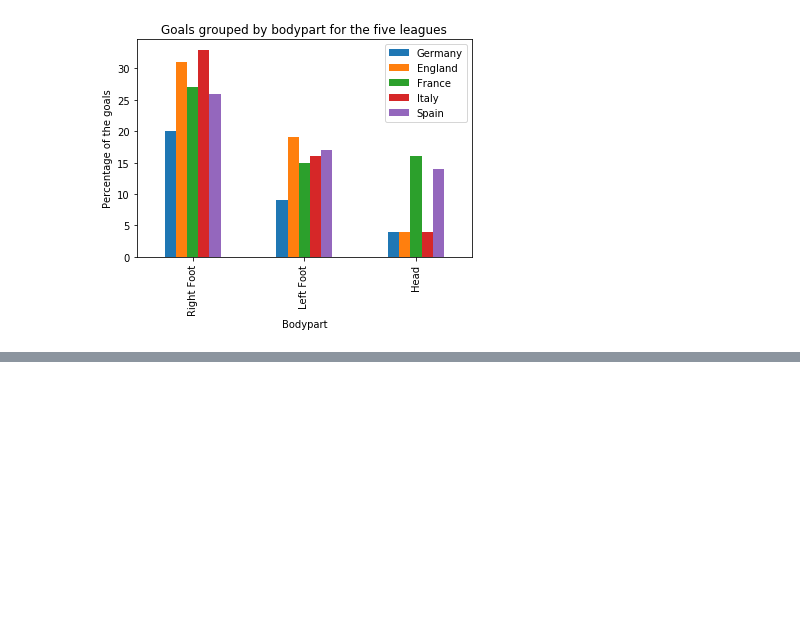
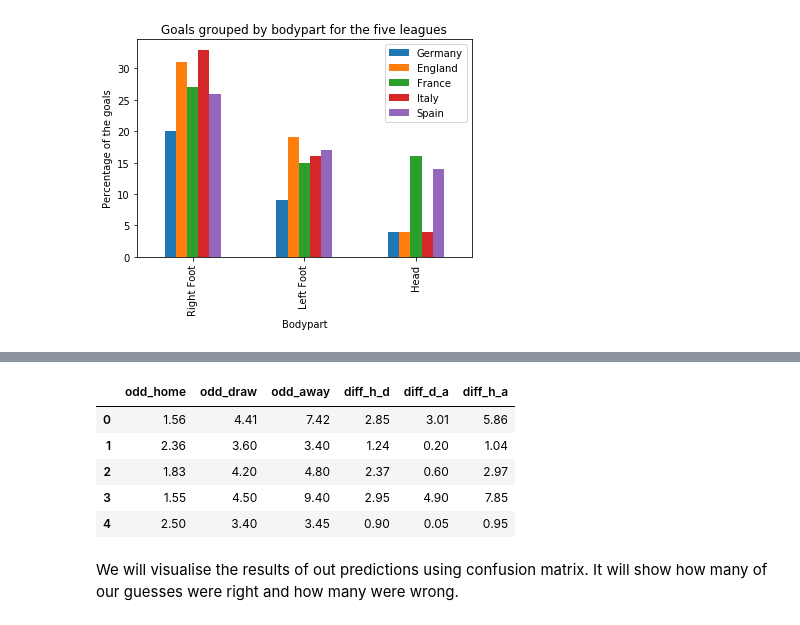
Before and after one commit to KaPrimov/ai-module, a Jupyter notebook: DataScience/z_project/Football Analysis.ipynb, the cells around one changed output, grey strips where cells are left out. Cells and saved outputs as stored; diff of their text form; code cells hidden in the pictures; blank space fills up the shorter version.

```diff
--- a/DataScience/z_project/Football Analysis.ipynb
+++ b/DataScience/z_project/Football Analysis.ipynb
@@ -311,0 +358,16 @@ Text(0.5, 1.0, 'Number of substitutions against Time during match')
+# %%
+def actual_result(home_goals, away_goals):
+    if home_goals > away_goals:
+        return ('Home Win')
+    elif home_goals == away_goals:
+        return ('Draw')
+    elif home_goals < away_goals:
+        return ('Away Win')
+
+def actual_result_encode(home_goals,away_goals):
+    if home_goals > away_goals:
+        return (1)
+    elif home_goals == away_goals:
+        return (2)
+    elif home_goals < away_goals:
+        return (3)
@@ -311,0 +413,20 @@ Text(0.5, 1.0, 'Number of substitutions against Time during match')
+# %%
+x_var=odds_data.iloc[:,6:11]
+result=[]
+for i in range(1,odds_data.shape[0]+1):
+    result.append(actual_result_encode(odds_data[i-1:i]["home_goals"].item(),odds_data[i-1:i]["away_goals"].item()))
+y=pd.DataFrame(result)
+x_var["diff_h_d"]=abs(x_var["odd_home"]-x_var["odd_draw"])
+x_var["diff_d_a"]=abs(x_var["odd_draw"]-x_var["odd_away"])
+x_var["diff_h_a"]=abs(x_var["odd_home"]-x_var["odd_away"])
+x_var=x_var.drop(["home_goals","away_goals"],axis=1)
+x_var.head()
+# %% [output]
+|  | odd_home | odd_draw | odd_away | diff_h_d | diff_d_a | diff_h_a |
+| 0 | 1.56 | 4.41 | 7.42 | 2.85 | 3.01 | 5.86 |
+| 1 | 2.36 | 3.60 | 3.40 | 1.24 | 0.20 | 1.04 |
+| 2 | 1.83 | 4.20 | 4.80 | 2.37 | 0.60 | 2.97 |
+| 3 | 1.55 | 4.50 | 9.40 | 2.95 | 4.90 | 7.85 |
+| 4 | 2.50 | 3.40 | 3.45 | 0.90 | 0.05 | 0.95 |
+# %% [markdown]
+We will visualise the results of out predictions using confusion matrix. It will show how many of our guesses were right and how many were wrong.
```
Also changed, not shown: parts of 49 cells of this notebook.
